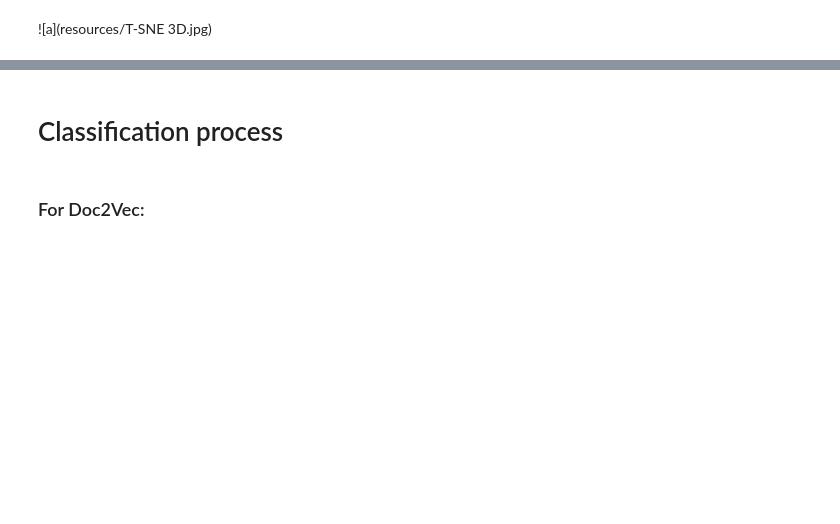
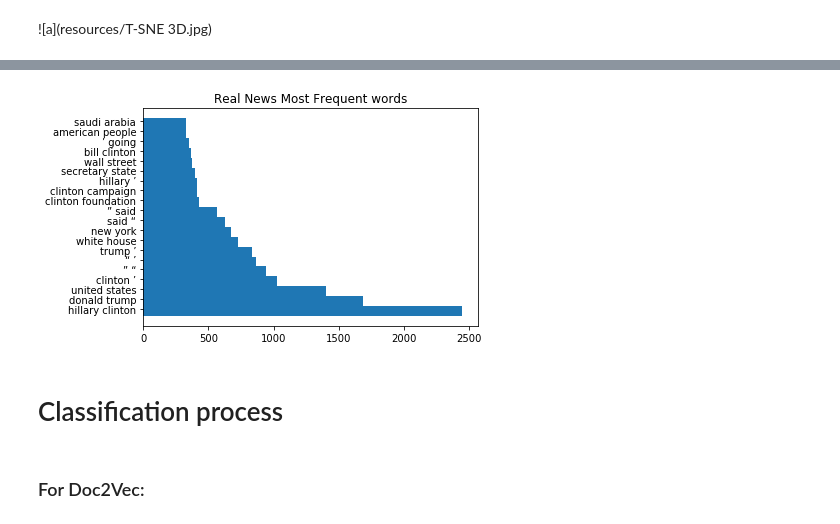
Before and after one commit to shuheng-liu/fake-news-detection-pipeline, a Jupyter notebook: UCB Final Project.ipynb, the cells around one changed output, grey strips where cells are left out. Cells and saved outputs as stored; diff of their text form; code cells hidden in the pictures; blank space fills up the shorter version.

```diff
--- a/UCB Final Project.ipynb
+++ b/UCB Final Project.ipynb
@@ -352,3 +247,7 @@ In the following is a list of screen shots of the tensorboard. We visuallize the
+# %%
+plot_most_common_words(20, real_words_all, "Real News Most Frequent words")
+# %% [output]
+[figure, added]
 # %% [markdown]
 # Classification process
 # %% [markdown]
```
Also changed, not shown: parts of 38 cells of this notebook.
